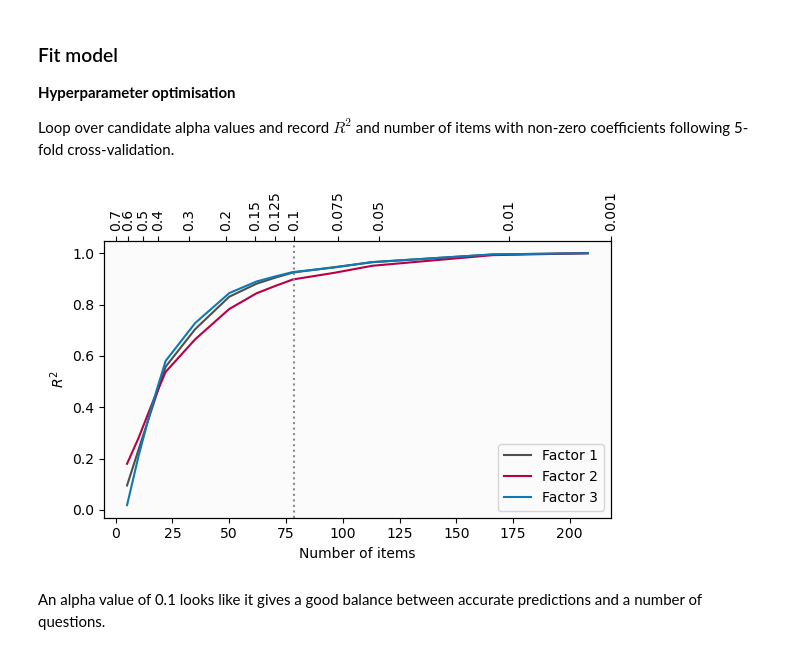
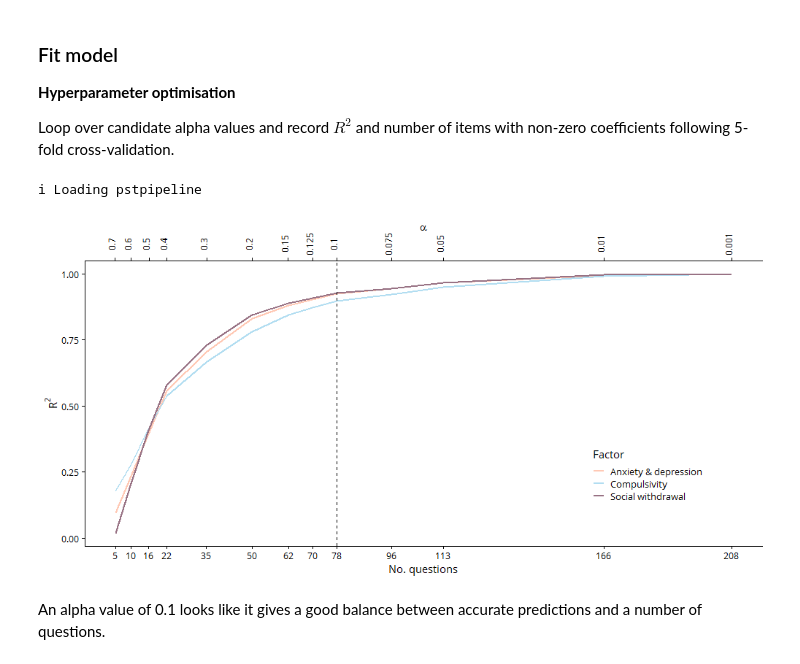
Before and after one commit to qdercon/pstpipeline, a Jupyter notebook: notebooks/predicting_questionnaire_questions.ipynb, the cells around one changed output. Saved outputs shown, nothing was run; the diff lists cells and outputs as text; code cells hidden in the pictures.

```diff
--- a/notebooks/predicting_questionnaire_questions.ipynb
+++ b/notebooks/predicting_questionnaire_questions.ipynb
@@ -50,29 +52,26 @@ alpha_values = [0.001, 0.01, 0.05, 0.075, 0.1, 0.125, 0.15, 0.2, 0.3, 0.4, 0.5,
 r2_values = np.empty((3, len(alpha_values)))
 n_items = np.empty(len(alpha_values))
 
+# iloc.[:, 1:] used throughout to remove id column
 for n, alpha in enumerate(tqdm(alpha_values)):
     clf = Lasso(alpha=alpha)
-    clf.fit(qns.iloc[:, 2:], scores.iloc[:, 2:]);
-    pred = cross_val_predict(clf, qns.iloc[:, 2:], scores.iloc[:, 2:], cv=5)
+    clf.fit(qns.iloc[:, 1:], scores.iloc[:, 1:]);
+    pred = cross_val_predict(clf, qns.iloc[:, 1:], scores.iloc[:, 1:], cv=5)
     for i in range(3):
-        r2_values[i, n] = r2_score(scores.iloc[:, i+2], pred[:, i])
+        r2_values[i, n] = r2_score(scores.iloc[:, i+1], pred[:, i])
     n_items[n] = np.any(clf.coef_.T != 0, axis=1).sum()
-# %%
-f, ax = plt.subplots(dpi=100, facecolor='white')
-for i in range(3):
-    ax.plot(n_items, r2_values[i, :], label='Factor {0}'.format(i+1), color=pal[i])
-ax.set_xlabel("Number of items")
-ax.set_ylabel("$R^2$")
-ax.legend()
-ax2 = ax.twiny()
-ax2.set_xticks(n_items)
-ax2.set_xticklabels(alpha_values)
-ax2.axvline(78, color='#8c8a8a', linestyle=':')
-plt.setp(ax2.xaxis.get_majorticklabels(), rotation=90)
-plt.tight_layout()
-# plt.savefig("notebooks/plots/R2_plot.png");
-# %% [output]
-[figure, removed]
+# %%
+%%R -i r2_values -i light_pal -i alpha_values -i n_items -w 10 -h 5 --units in -r 100
+
+factor_names = c('Anxiety & depression', 'Compulsivity', 'Social withdrawal')
+dimnames(r2_values) <- list(factor_names, paste(alpha_values, n_items, sep = "_"))
+
+devtools::load_all()
+pstpipeline::plot_factors(r2_values, plot_type = "r2_plot", hyp_alph = 0.1, pal = light_pal, font = "Open Sans")
+# ggplot2::ggsave('notebooks/plots/R2_plot.png', device = "png")
+# %% [output]
+i Loading pstpipeline
+[figure, added]
 # %% [markdown]
 An alpha value of 0.1 looks like it gives a good balance between accurate predictions and a number of questions.
 # %% [markdown]
```
Also changed, not shown: parts of 11 cells of this notebook, 16 other files.
